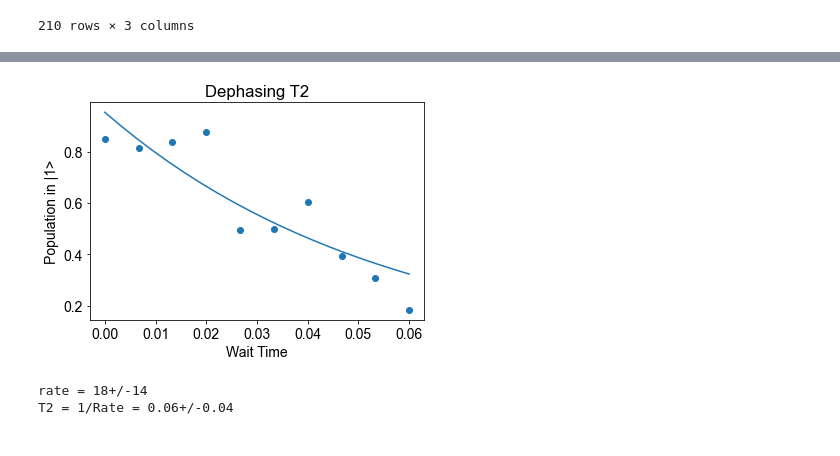
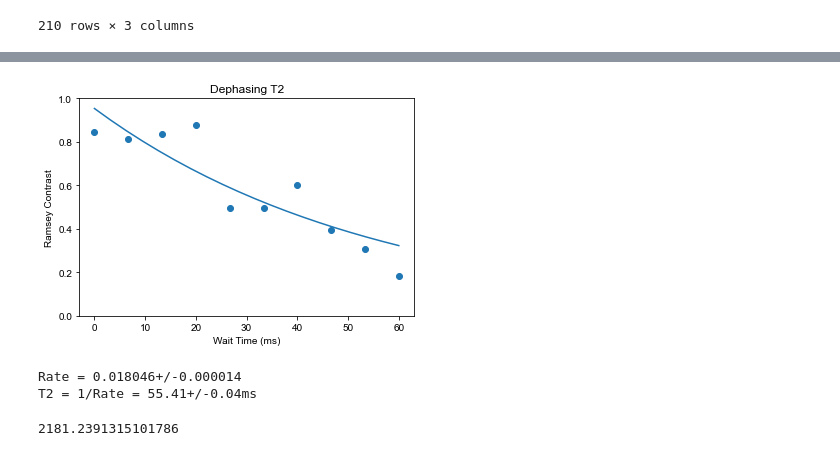
Before and after one commit to maverickmillican/Maverick, a Jupyter notebook: Temperature_Calculations.ipynb, the cells around one changed output, grey strips where cells are left out. Saved outputs shown, nothing was run; the diff lists cells and outputs as text; code cells hidden in the pictures.

```diff
--- a/Temperature_Calculations.ipynb
+++ b/Temperature_Calculations.ipynb
@@ -45,7 +45,7 @@ def fit_frequency_scan(x_data: typing.List[float], y_data: typing.List[float], a
     for [rabi_rate_guess, freq_centre_guess] in starting_guesses:
         try:
             popt, pcov = curve_fit(frequency_scan_model, x_data, y_data, p0=[freq_centre_guess, rabi_rate_guess, amplitude_guess],
-                                   bounds=[[x_data[0]*0.9, 1e2, 0], [x_data[-1] * .9, 2e6, 1]])
+                                   bounds=[[x_data[0]*0.9, 1e2, 0], [x_data[-1] * .9, 1e6, 1]])
             perr = np.sqrt(np.diag(pcov))
             detuning_error = perr[0]
             if detuning_error < min_detuning_error:
@@ -614,21 +622,26 @@ print(amplitudes)
 [0.8475273843989837, 0.8131579326445109, 0.8366372538944866, 0.8763100708527509, 0.49351629646702977, 0.4976424727319175, 0.6036048422619322, 0.39429518901287963, 0.30547115224478977, 0.18299929653023 ...
 # %%
-plt.scatter(duration_ref, amplitudes)
+plt.scatter(duration_ref*1000, amplitudes)
 
-popt, pcov = curve_fit(exp_fit, duration_ref, amplitudes, p0=[1000,.8], maxfev=10000)
+popt, pcov = curve_fit(exp_fit, duration_ref*1000, amplitudes, p0=[1,.8], maxfev=10000)
 x = np.linspace(0, .06, 20)
-y = exp_fit(x, *popt)
-plt.plot(x, y)
-plt.xlabel('Wait Time')
-plt.ylabel('Population in |1>')
+y = exp_fit(x*1000, *popt)
+plt.plot(x*1000, y)
+plt.xlabel('Wait Time (ms)')
+plt.ylabel('Ramsey Contrast')
 plt.title('Dephasing T2')
+plt.ylim(0,1)
 plt.show()
 rate = popt[0]
 rate_error = pcov[0][0]
 gamma = ufloat(rate, rate_error)
-print(f'rate = {gamma}')
-print(f'T2 = 1/Rate = {1/gamma}')
+print(f'Rate = {gamma}')
+print(f'T2 = 1/Rate = {1/gamma}ms')
 # %% [output]
-[figure, old version]
+[figure, new version]
-rate = 18+/-14
-T2 = 1/Rate = 0.06+/-0.04
+Rate = 0.018046+/-0.000014
+T2 = 1/Rate = 55.41+/-0.04ms
+# %%
+popt[2]
+# %% [output]
+2181.2391315101786
```
Also changed, not shown: parts of 11 cells of this notebook, 3 other files.
